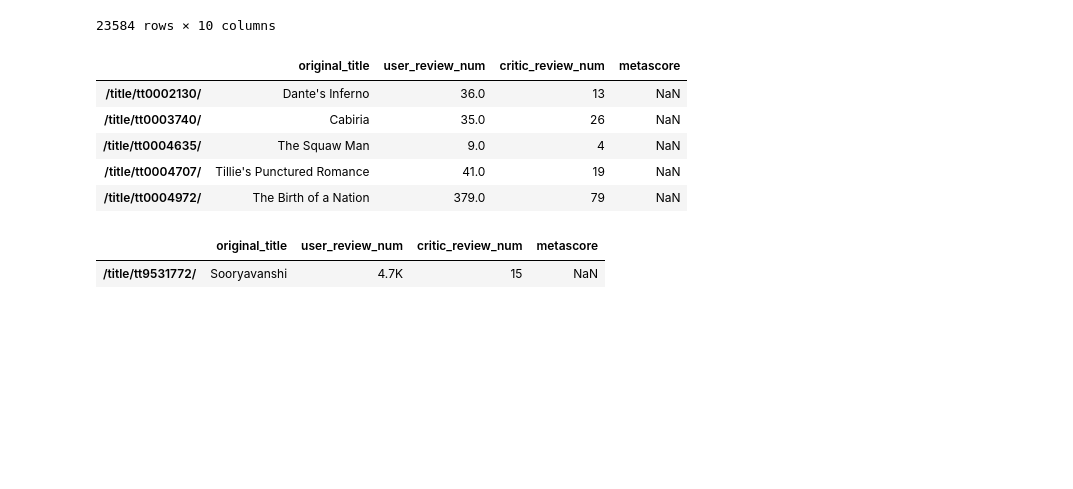
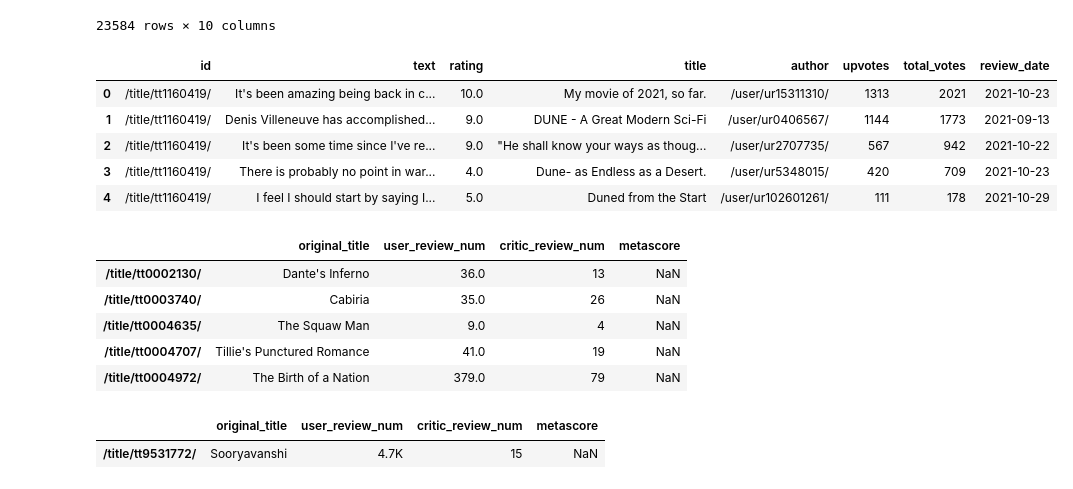
Before and after one commit to ilyamil/movie_recommender_system, a Jupyter notebook: notebooks/reviews_cleaning.ipynb, the cells around one changed output. Cells and saved outputs as stored; diff of their text form; code cells hidden in the pictures; blank space fills up the shorter version.

Commit message:
fixed bugs in run method of ReviewsETL

```diff
--- a/notebooks/reviews_cleaning.ipynb
+++ b/notebooks/reviews_cleaning.ipynb
@@ -187,6 +187,16 @@ pd.json_normalize(metadata['actors'])
 | 23582 | /name/nm0277932 | /name/nm0824373 | /name/nm3362584 | /name/nm2558112 | /name/nm10877188 | /name/nm10877187 | /name/nm1135487 | /name/nm10877189 | /name/nm2099145 | /name/nm0119870 |
 | 23583 | /name/nm3766704 | /name/nm0107165 | /name/nm0266723 | /name/nm10678594 | /name/nm10678598 | /name/nm10678596 | /name/nm10678595 | /name/nm10678597 | /name/nm3084436 | /name/nm0881986 |
 23584 rows × 10 columns
+# %%
+preprocessed_reviews = etl.ReviewsETL.transform(some_reviews)
+preprocessed_reviews.head()
+# %% [output]
+|  | id | text | rating | title | author | upvotes | total_votes | review_date |
+| 0 | /title/tt1160419/ | It's been amazing being back in c... | 10.0 | My movie of 2021, so far. | /user/ur15311310/ | 1313 | 2021 | 2021-10-23 |
+| 1 | /title/tt1160419/ | Denis Villeneuve has accomplished... | 9.0 | DUNE - A Great Modern Sci-Fi | /user/ur0406567/ | 1144 | 1773 | 2021-09-13 |
+| 2 | /title/tt1160419/ | It's been some time since I've re... | 9.0 | "He shall know your ways as thoug... | /user/ur2707735/ | 567 | 942 | 2021-10-22 |
+| 3 | /title/tt1160419/ | There is probably no point in war... | 4.0 | Dune- as Endless as a Desert. | /user/ur5348015/ | 420 | 709 | 2021-10-23 |
+| 4 | /title/tt1160419/ | I feel I should start by saying I... | 5.0 | Duned from the Start | /user/ur102601261/ | 111 | 178 | 2021-10-29 |
 # %%
 mapping = {'K': 'e3', 'M': 'e6'}
 review_summary = metadata[['original_title', 'review_summary']].copy(deep=True)
```
Also changed, not shown: parts of 5 cells of this notebook, 1 other file.
